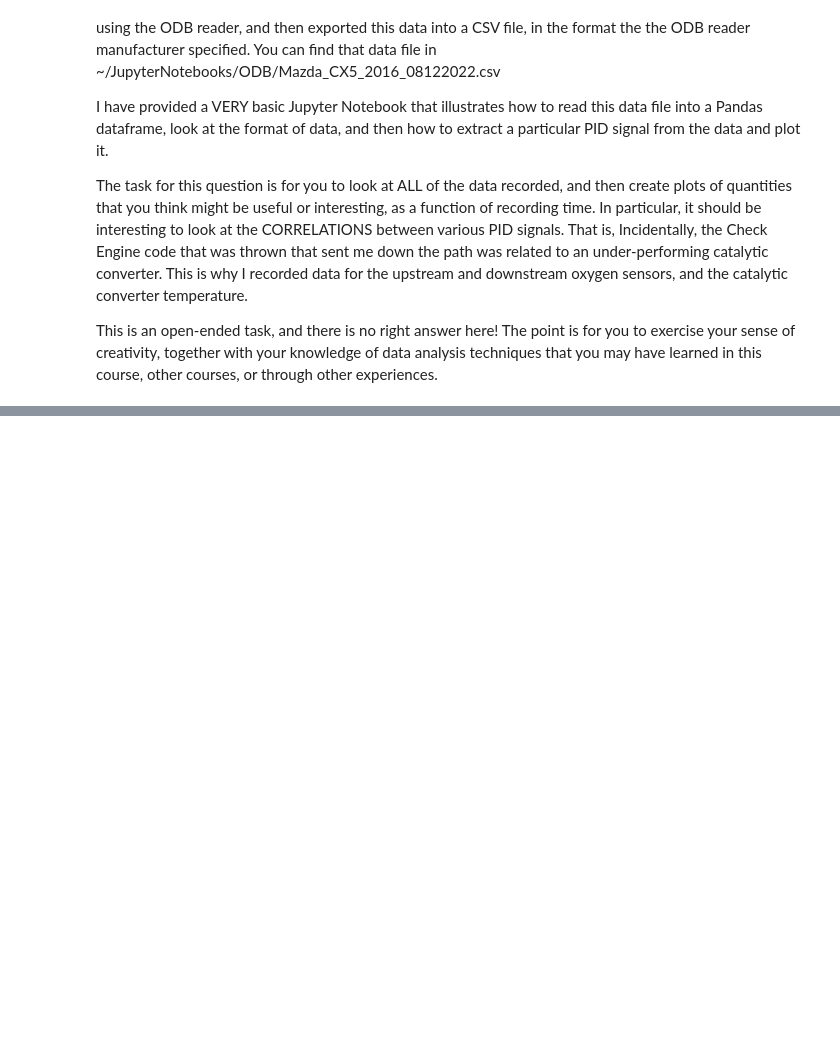
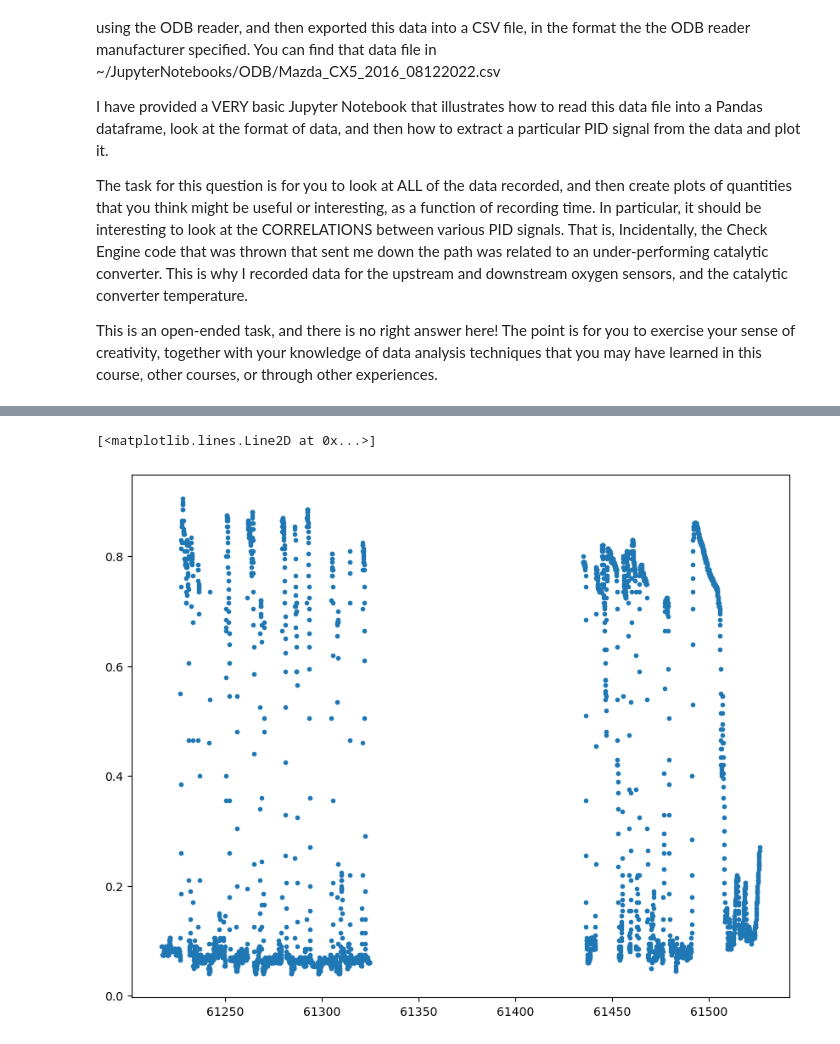
Before and after one commit to jakeb245/phys421, a Jupyter notebook: AssignmentTemplates/FinalProject.ipynb, the cells around one changed output, grey strips where cells are left out. Cells and saved outputs as stored; diff of their text form; code cells hidden in the pictures; blank space fills up the shorter version.

```diff
--- a/AssignmentTemplates/FinalProject.ipynb
+++ b/AssignmentTemplates/FinalProject.ipynb
@@ -383,0 +428,13 @@ This is an open-ended task, and there is no right answer here!  The point is for
+# %%
+# There's a pretty large increase here, so I looked up catalyst temperature and found a PID error code
+# The code being: P0428 Catalyst Temperature Sensor High (Bank 1, Sensor 1)
+# And some info on it is on this website: https://www.chiptuners.in/obd-codes/p0428-catalyst-temperature-sensor-high-bank-1-sensor-1/
+
+# This website said to check the voltage of the oxygen sensor
+df3 = df.loc[df['PID'] == 'Oxygen sensor 2 Bank 1 Voltage']
+
+fig = plt.figure()
+plt.plot(df3['SECONDS'], df3['VALUE'],'.')
+# %% [output]
+[<matplotlib.lines.Line2D at 0x...>]
+[figure, added]
```
Also changed, not shown: parts of 14 cells of this notebook.
